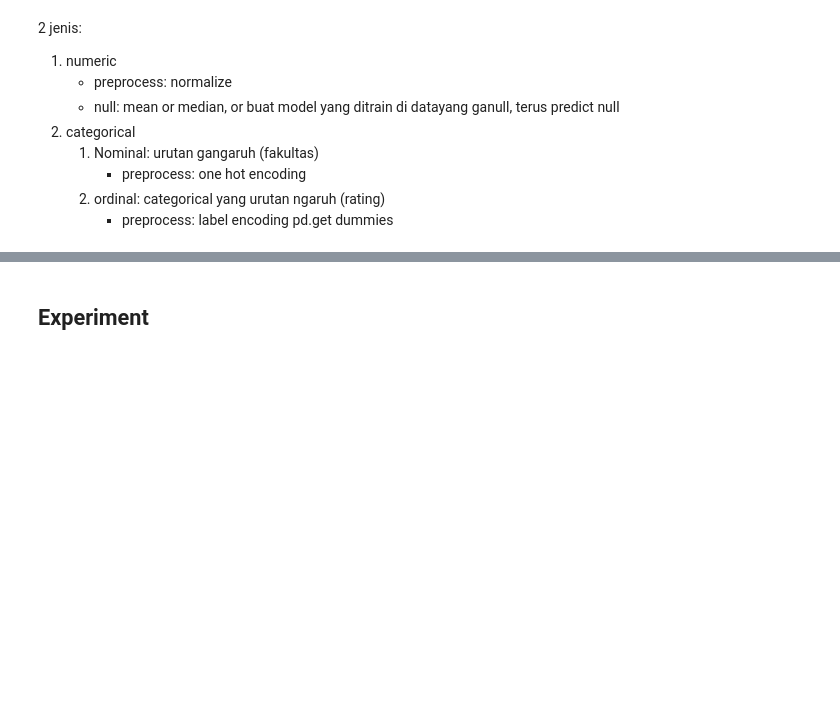
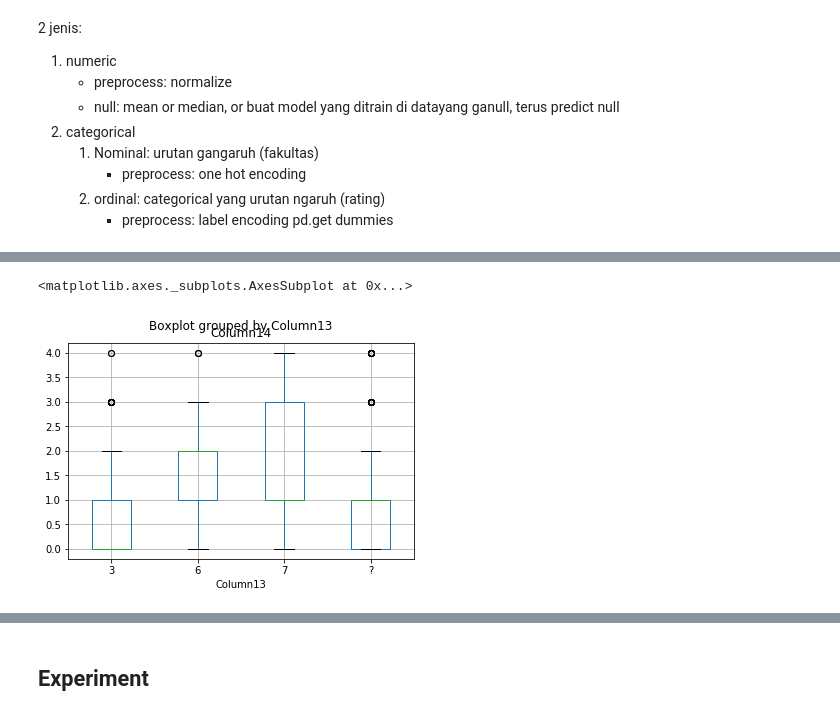
Before and after one commit to abrampers/heartdisease, a Jupyter notebook: notebook/Tubes 2 AI - Heart Disease.ipynb, the cells around one changed output, grey strips where cells are left out. Cells and saved outputs as stored; diff of their text form; code cells hidden in the pictures; blank space fills up the shorter version.

```diff
--- a/notebook/Tubes 2 AI - Heart Disease.ipynb
+++ b/notebook/Tubes 2 AI - Heart Disease.ipynb
@@ -116,0 +137,6 @@ heart_disease['train']['Column1'].value_counts().sort_index().plot.area()
+# %%
+# Create a boxplot of heart diseases diagnosis per thal
+heart_disease['train'].boxplot('Column14', 'Column13')
+# %% [output]
+<matplotlib.axes._subplots.AxesSubplot at 0x...>
+[figure, added]
```
Also changed, not shown: parts of 12 cells of this notebook.
